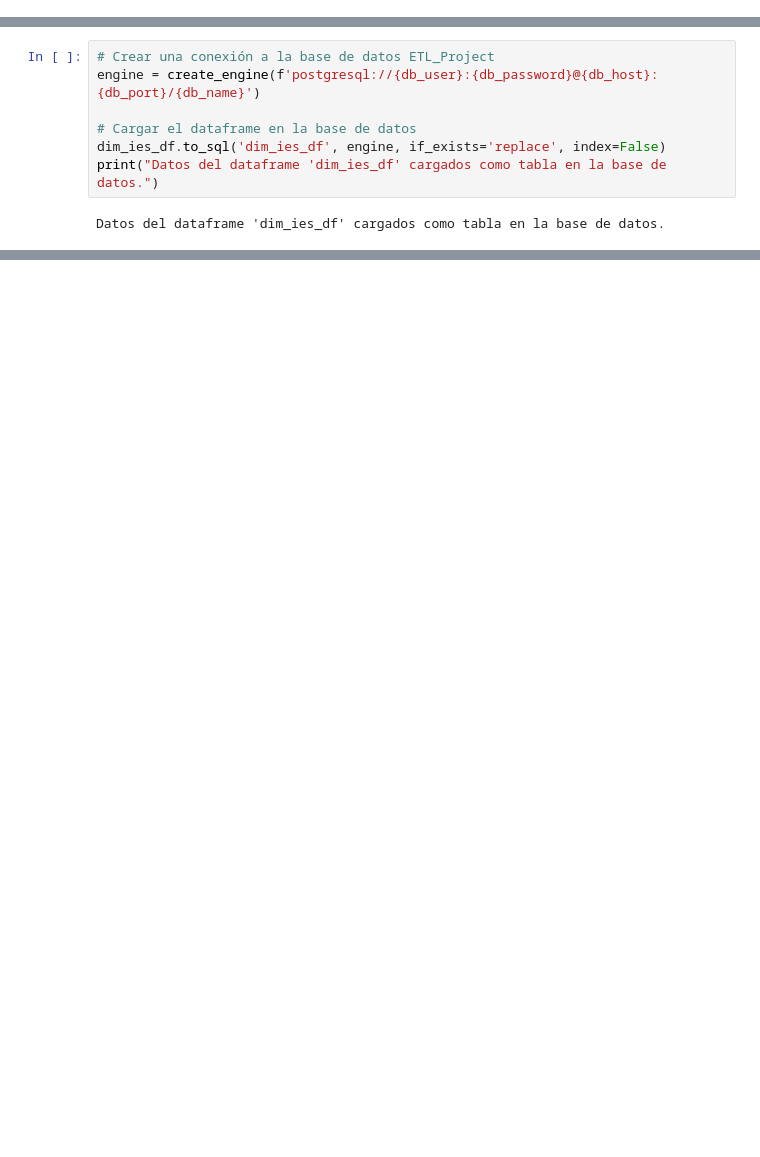
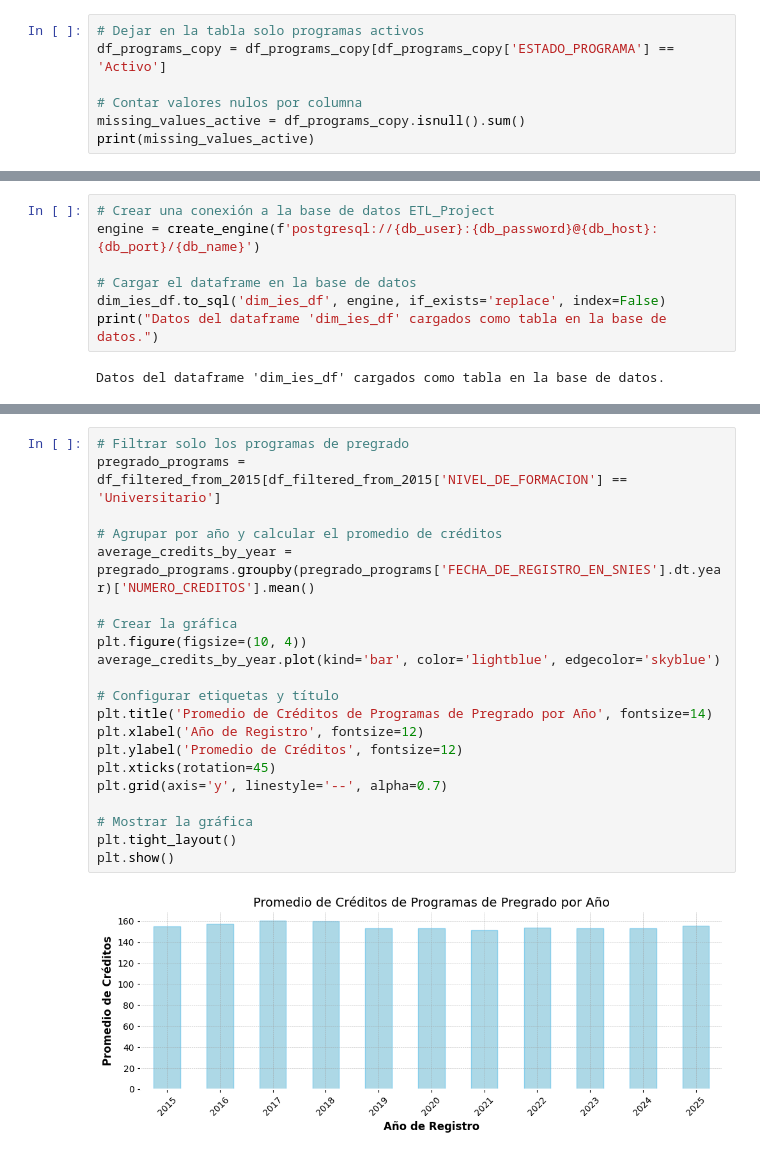
Before and after one commit to jennramos87/Proyecto_ETL, a Jupyter notebook: Porgrams.ipynb, the cells around one changed output, grey strips where cells are left out. Cells and saved outputs as stored; diff of their text form; blank space fills up the shorter version.

```diff
--- a/Porgrams.ipynb
+++ b/Porgrams.ipynb
@@ -232,0 +280,7 @@ df_programs_copy.head()
+# %%
+# Dejar en la tabla solo programas activos
+df_programs_copy = df_programs_copy[df_programs_copy['ESTADO_PROGRAMA'] == 'Activo']
+
+# Contar valores nulos por columna
+missing_values_active = df_programs_copy.isnull().sum()
+print(missing_values_active)
@@ -292,0 +539,23 @@ Datos del dataframe 'df_programs_copy' cargados como tabla 'facts_1st_course_enr
+# %%
+# Filtrar solo los programas de pregrado
+pregrado_programs = df_filtered_from_2015[df_filtered_from_2015['NIVEL_DE_FORMACION'] == 'Universitario']
+
+# Agrupar por año y calcular el promedio de créditos
+average_credits_by_year = pregrado_programs.groupby(pregrado_programs['FECHA_DE_REGISTRO_EN_SNIES'].dt.year)['NUMERO_CREDITOS'].mean()
+
+# Crear la gráfica
+plt.figure(figsize=(10, 4))
+average_credits_by_year.plot(kind='bar', color='lightblue', edgecolor='skyblue')
+
+# Configurar etiquetas y título
+plt.title('Promedio de Créditos de Programas de Pregrado por Año', fontsize=14)
+plt.xlabel('Año de Registro', fontsize=12)
+plt.ylabel('Promedio de Créditos', fontsize=12)
+plt.xticks(rotation=45)
+plt.grid(axis='y', linestyle='--', alpha=0.7)
+
+# Mostrar la gráfica
+plt.tight_layout()
+plt.show()
+# %% [output]
+[figure, added]
```
Also changed, not shown: parts of 21 cells of this notebook, 2 other files.
